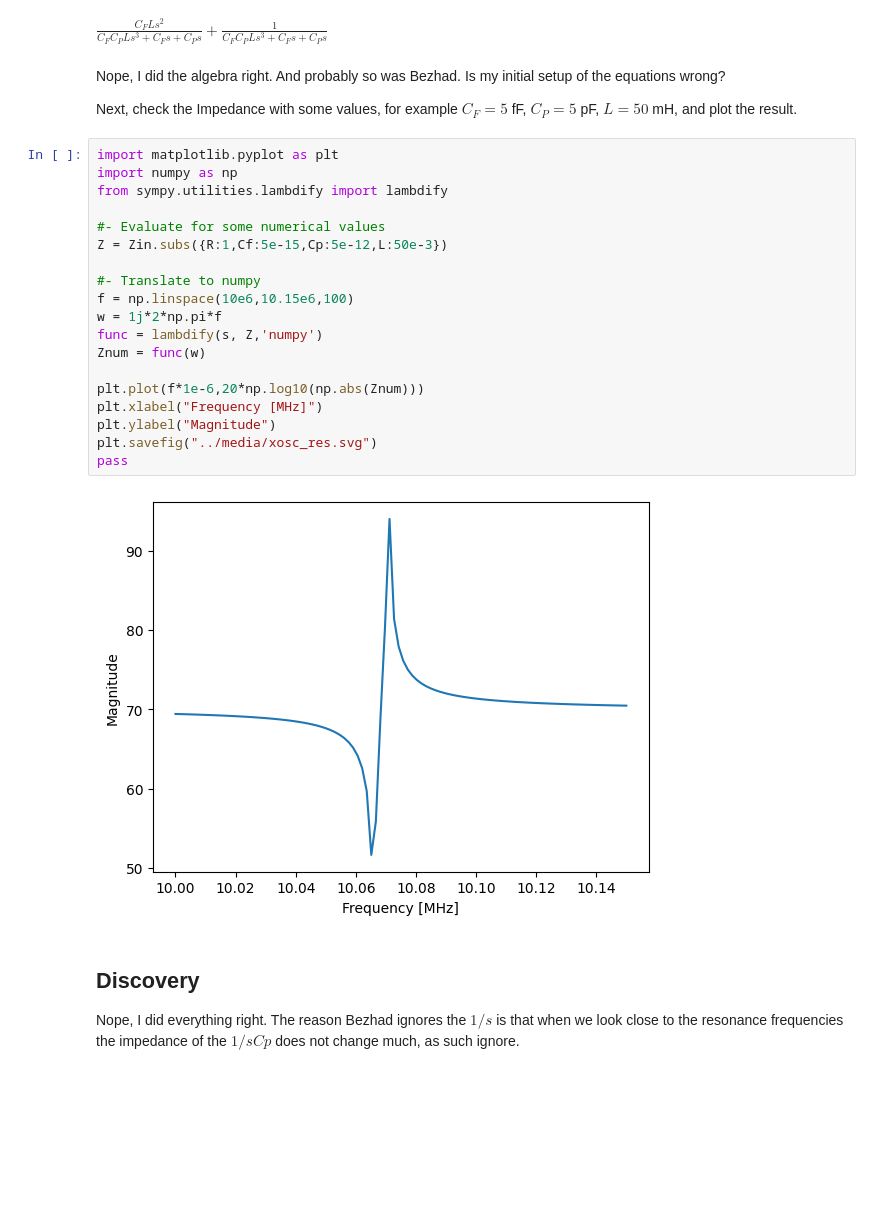
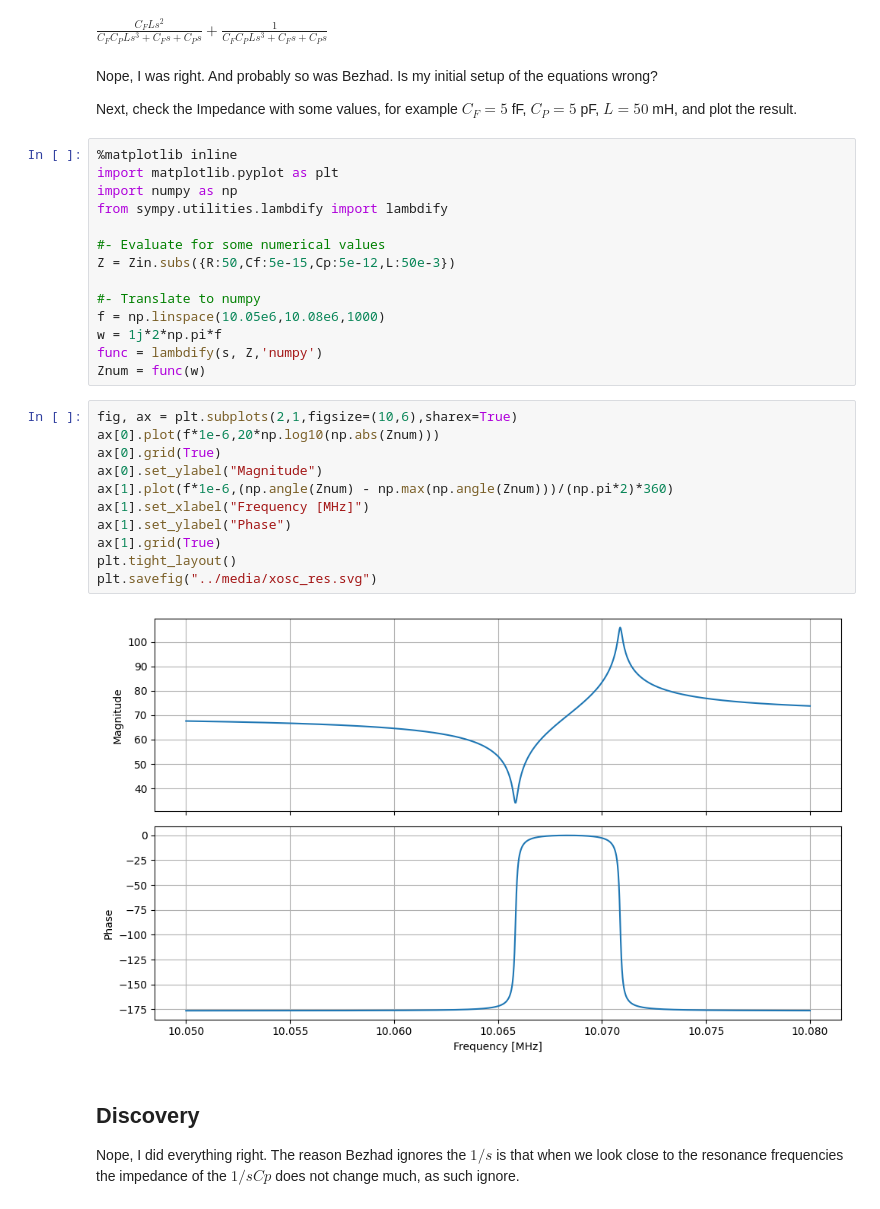
Before and after one commit to wulffern/aic2023, a Jupyter notebook: jupyter/xosc.ipynb, the cells around one changed output. Saved outputs shown, nothing was run; the diff lists cells and outputs as text; blank space fills up the shorter version.

```diff
--- a/jupyter/xosc.ipynb
+++ b/jupyter/xosc.ipynb
@@ -44,30 +44,36 @@ Zin.subs({R:0})
 # %% [output]
 $\displaystyle \frac{C_{F} L s^{2}}{C_{F} C_{P} L s^{3} + C_{F} s + C_{P} s} + \frac{1}{C_{F} C_{P} L s^{3} + C_{F} s + C_{P} s}$
 # %% [markdown]
-Nope, I did the algebra right. And probably so was Bezhad. Is my initial setup of the equations wrong?
+Nope, I was right. And probably so was Bezhad. Is my initial setup of the equations wrong?
 
 Next, check the Impedance with some values, for example $C_F = 5$ fF, $C_P = 5$ pF, $L = 50$ mH, and plot the result.
 # %%
+%matplotlib inline
 import matplotlib.pyplot as plt
 import numpy as np
 from sympy.utilities.lambdify import lambdify
 
 #- Evaluate for some numerical values
-Z = Zin.subs({R:1,Cf:5e-15,Cp:5e-12,L:50e-3})
+Z = Zin.subs({R:50,Cf:5e-15,Cp:5e-12,L:50e-3})
 
 #- Translate to numpy
-f = np.linspace(10e6,10.15e6,100)
+f = np.linspace(10.05e6,10.08e6,1000)
 w = 1j*2*np.pi*f
 func = lambdify(s, Z,'numpy')
 Znum = func(w)
-
-plt.plot(f*1e-6,20*np.log10(np.abs(Znum)))
-plt.xlabel("Frequency [MHz]")
-plt.ylabel("Magnitude")
-plt.savefig("../media/xosc_res.svg")
-pass
-# %% [output]
-[figure, removed]
+# %%
+fig, ax = plt.subplots(2,1,figsize=(10,6),sharex=True)
+ax[0].plot(f*1e-6,20*np.log10(np.abs(Znum)))
+ax[0].grid(True)
+ax[0].set_ylabel("Magnitude")
+ax[1].plot(f*1e-6,(np.angle(Znum) - np.max(np.angle(Znum)))/(np.pi*2)*360)
+ax[1].set_xlabel("Frequency [MHz]")
+ax[1].set_ylabel("Phase")
+ax[1].grid(True)
+plt.tight_layout()
+plt.savefig("../media/xosc_res.svg")
+# %% [output]
+[figure, added]
 # %% [markdown]
 ## Discovery
 
```
Also changed, not shown: parts of 6 cells of this notebook, 6 other files.
